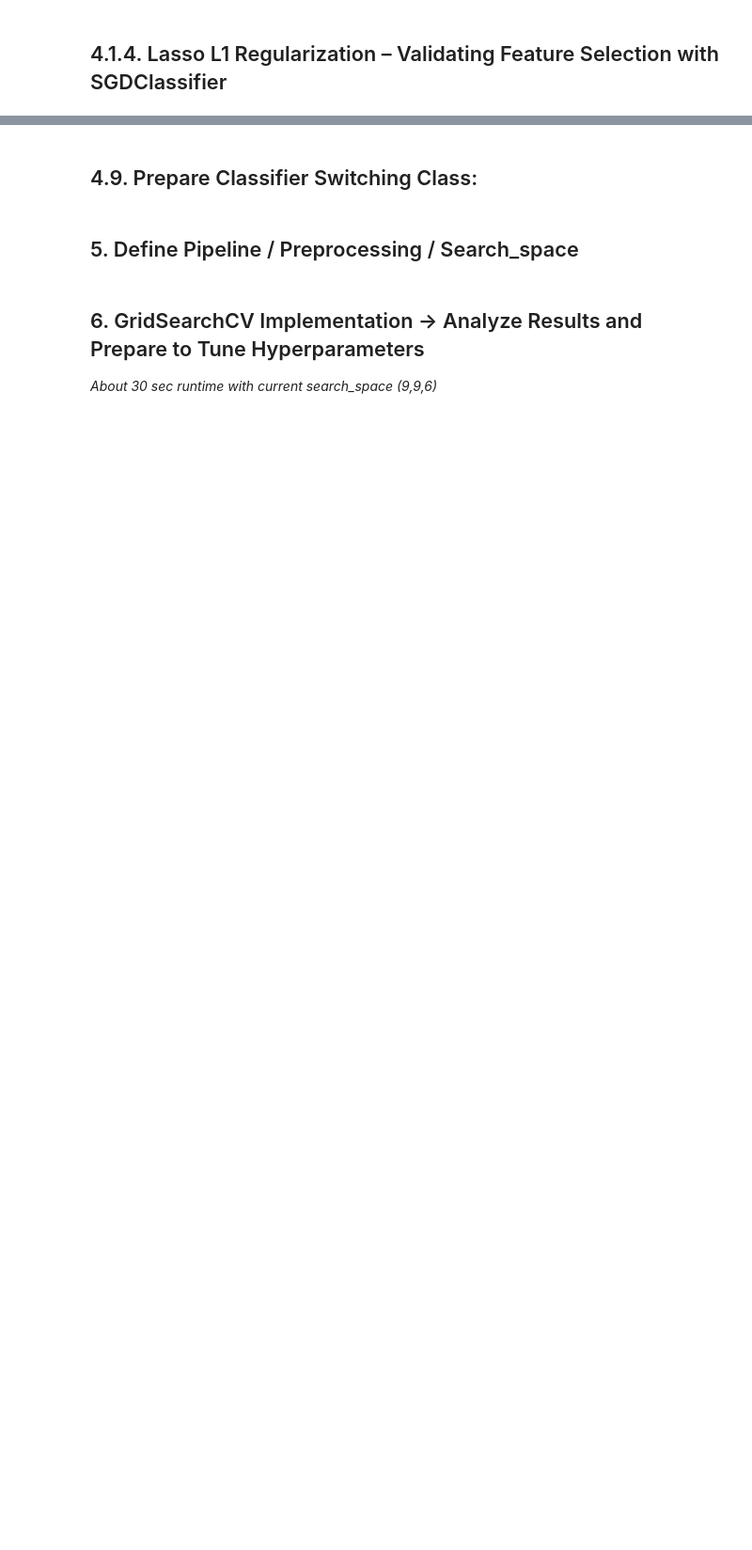
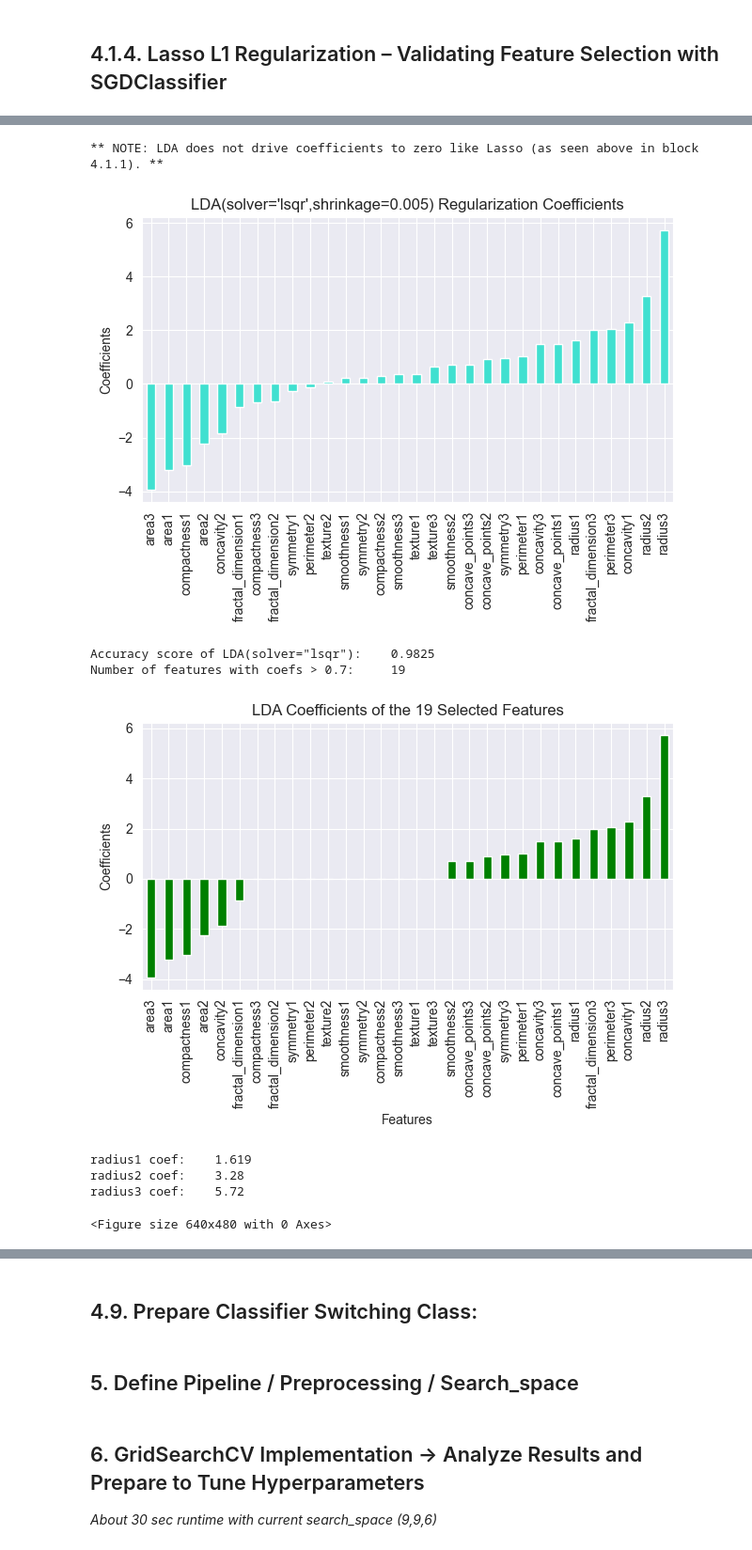
Before and after one commit to nhansen24/UCI_BreastCancer, a Jupyter notebook: notebook.ipynb, the cells around one changed output, grey strips where cells are left out. Shown at 94% size. Drawn from its saved outputs; the diff is of its cells as text; code cells hidden in the pictures; blank space fills up the shorter version.

Commit message:
Added LinearDiscriminantAnalysis (LDA) to Notebook block 4.2, Updated README.md block 4 title to reflect LDA Addition.

```diff
--- a/notebook.ipynb
+++ b/notebook.ipynb
@@ -232,21 +230,24 @@ X_test_scale = scaler.transform(X_test)
 # Fit Lasso with alpha=0.005:
 reg = Lasso(alpha=0.005)
 reg.fit(X_train_scale,y_train)
-coefs = pd.Series(reg.coef_,X.columns).sort_values()
 
 # Select features with coefficients > 0.001:
 X_train_scale = pd.DataFrame(X_train_scale,columns=X.columns)
-X_L_train = X_train_scale[X_train_scale.columns[coefs.abs() > 0.001]]
+X_L_train = X_train_scale[X_train_scale.columns[np.abs(reg.coef_) > 0.001]]
 
 X_test_scale = pd.DataFrame(X_test_scale,columns=X.columns)
-X_L_test = X_test_scale[X_test_scale.columns[coefs.abs() > 0.001]]
+X_L_test = X_test_scale[X_test_scale.columns[np.abs(reg.coef_) > 0.001]]
+
+## DON'T Fall for this trap!
+# X_L_test = X_test_scale[X_test_scale.columns[coefs.abs() > 0.001]]
+## Using coefs.abs() will produce incorrect features due to the sort_values() called on it.
 
 # Verify expected shapes (19 features):
 print(X_L_train.shape)
 print(X_L_test.shape)
 
 # Verify expected columns:
-print(X_L_train.columns)
+# print(X_L_train.columns)
 # %% [output]
 (455, 19)
 (114, 19)
@@ -327,0 +358,59 @@ SGD Full Std Dev:                       : 0.006046284752789365
+# %%
+# Initialize LDA using 'lsqr' and fit to training data:
+clf = LDA(shrinkage=0.005,solver='lsqr')
+clf.fit(X_train_scale,y_train)
+
+print('\n** NOTE: LDA does not drive coefficients to zero like Lasso (as seen above in block 4.1.1). **\n')
+# Bar Plot of resulting COEF_s:
+coefs = pd.Series(clf.coef_[0],X.columns).sort_values()
+coefs.plot(kind='bar',color='turquoise')
+plt.xticks(rotation=90)
+plt.ylabel('Coefficients')
+plt.title('LDA(solver=\'lsqr\',shrinkage=0.005) Regularization Coefficients')
+plt.tight_layout()
+plt.show()
+plt.clf()
+
+# Selecting features based on the absolute value of the coef_ compared to a threshold:
+feature_names = list()
+feature_values = list()
+features_lda = 0
+threshold = 0.7
+for i in range(0,len(coefs)):
+    if np.abs(coefs.iloc[i]) > threshold:
+        feature_names.append(coefs.index[i])
+        feature_values.append(coefs.iloc[i])
+        features_lda += 1
+    else:
+        feature_names.append(coefs.index[i])
+        feature_values.append(0)
+
+print(f'\nAccuracy score of LDA(solver="lsqr"): \t {clf.score(X_test_scale,y_test):.4f}')
+print('Number of features with coefs > 0.7: \t', features_lda,'\n')
+
+
+# Plot of the 19 Features Selected by LDA:
+plot_lda = pd.Series(feature_values,index=feature_names)
+plot_lda.plot(kind='bar',color='green')
+plt.xlabel('Features')
+plt.ylabel('Coefficients')
+plt.title('LDA Coefficients of the 19 Selected Features')
+plt.tight_layout()
+plt.show()
+plt.clf()
+
+
+print('radius1 coef: \t', coefs['radius1'].round(3))
+print('radius2 coef: \t', coefs['radius2'].round(3))
+print('radius3 coef: \t', coefs['radius3'].round(3))
+print('\n')
+# %% [output]
+** NOTE: LDA does not drive coefficients to zero like Lasso (as seen above in block 4.1.1). **
+[figure, added]
+Accuracy score of LDA(solver="lsqr"):    0.9825
+Number of features with coefs > 0.7:     19
+[figure, added]
+radius1 coef:    1.619
+radius2 coef:    3.28
+radius3 coef:    5.72
+<Figure size 640x480 with 0 Axes>
```
Also changed, not shown: parts of 17 cells of this notebook, 1 other file.
